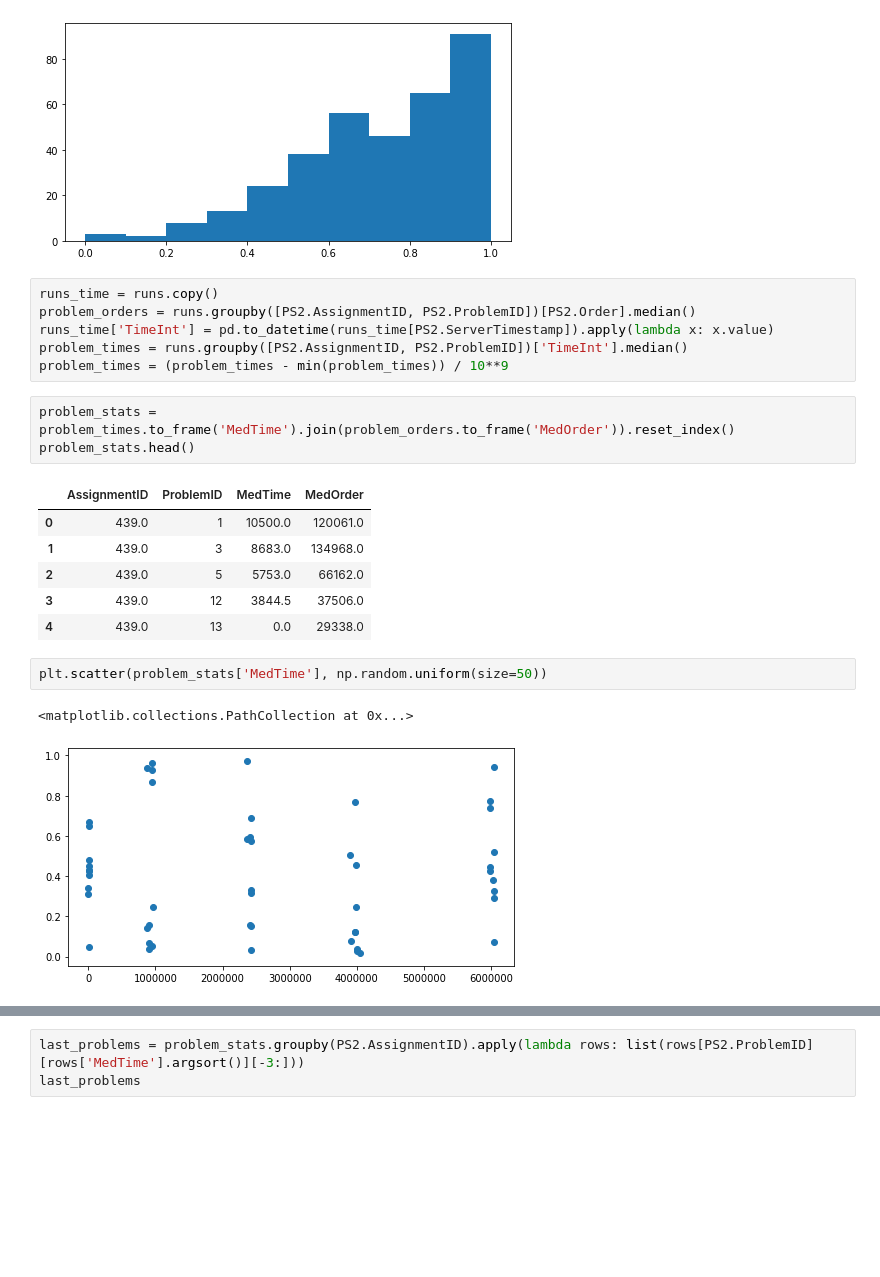
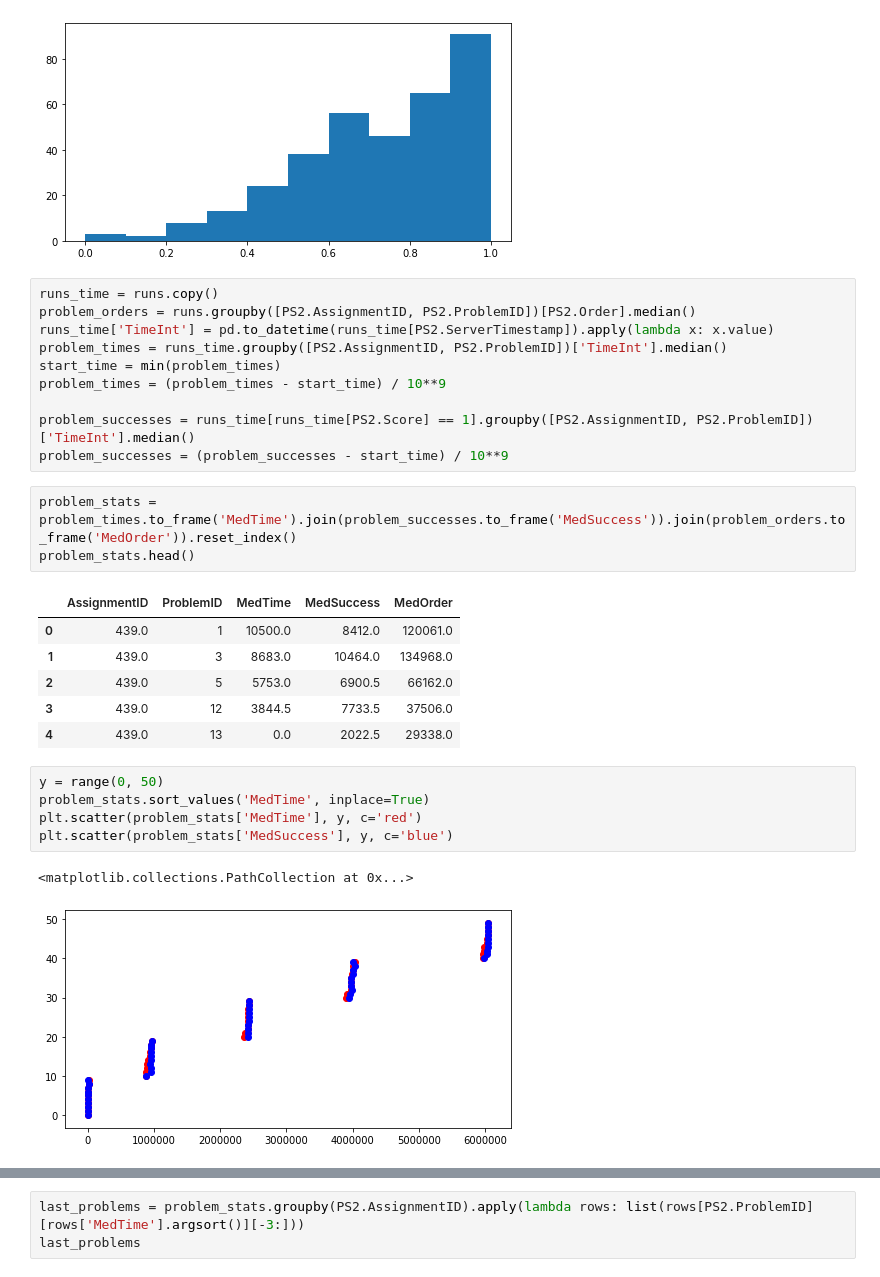
Before and after one commit to YangAzure/CSEDMDataChallenge, a Jupyter notebook: preprocess.ipynb, the cells around one changed output, grey strips where cells are left out. Cells and saved outputs as stored; diff of their text form; blank space fills up the shorter version.

```diff
--- a/preprocess.ipynb
+++ b/preprocess.ipynb
@@ -236,23 +236,30 @@ plt.hist(student_scores.groupby(PS2.SubjectID)['Label'].mean())
 runs_time = runs.copy()
 problem_orders = runs.groupby([PS2.AssignmentID, PS2.ProblemID])[PS2.Order].median()
 runs_time['TimeInt'] = pd.to_datetime(runs_time[PS2.ServerTimestamp]).apply(lambda x: x.value)
-problem_times = runs.groupby([PS2.AssignmentID, PS2.ProblemID])['TimeInt'].median()
-problem_times = (problem_times - min(problem_times)) / 10**9
+problem_times = runs_time.groupby([PS2.AssignmentID, PS2.ProblemID])['TimeInt'].median()
+start_time = min(problem_times)
+problem_times = (problem_times - start_time) / 10**9
+
+problem_successes = runs_time[runs_time[PS2.Score] == 1].groupby([PS2.AssignmentID, PS2.ProblemID])['TimeInt'].median()
+problem_successes = (problem_successes - start_time) / 10**9
 # %%
-problem_stats = problem_times.to_frame('MedTime').join(problem_orders.to_frame('MedOrder')).reset_index()
+problem_stats = problem_times.to_frame('MedTime').join(problem_successes.to_frame('MedSuccess')).join(problem_orders.to_frame('MedOrder')).reset_index()
 problem_stats.head()
 # %% [output]
-|  | AssignmentID | ProblemID | MedTime | MedOrder |
-| 0 | 439.0 | 1 | 10500.0 | 120061.0 |
-| 1 | 439.0 | 3 | 8683.0 | 134968.0 |
-| 2 | 439.0 | 5 | 5753.0 | 66162.0 |
-| 3 | 439.0 | 12 | 3844.5 | 37506.0 |
-| 4 | 439.0 | 13 | 0.0 | 29338.0 |
+|  | AssignmentID | ProblemID | MedTime | MedSuccess | MedOrder |
+| 0 | 439.0 | 1 | 10500.0 | 8412.0 | 120061.0 |
+| 1 | 439.0 | 3 | 8683.0 | 10464.0 | 134968.0 |
+| 2 | 439.0 | 5 | 5753.0 | 6900.5 | 66162.0 |
+| 3 | 439.0 | 12 | 3844.5 | 7733.5 | 37506.0 |
+| 4 | 439.0 | 13 | 0.0 | 2022.5 | 29338.0 |
-# %%
-plt.scatter(problem_stats['MedTime'], np.random.uniform(size=50))
-# %% [output]
-<matplotlib.collections.PathCollection at 0x...>
-[figure, removed]
+# %%
+y = range(0, 50)
+problem_stats.sort_values('MedTime', inplace=True)
+plt.scatter(problem_stats['MedTime'], y, c='red')
+plt.scatter(problem_stats['MedSuccess'], y, c='blue')
+# %% [output]
+<matplotlib.collections.PathCollection at 0x...>
+[figure, added]
 # %%
 # Unfortunately, the last 3 problems aren't always easy to pick apart
 print(problem_stats[PS2.AssignmentID].unique())
```
Also changed, not shown: parts of 14 cells of this notebook.
